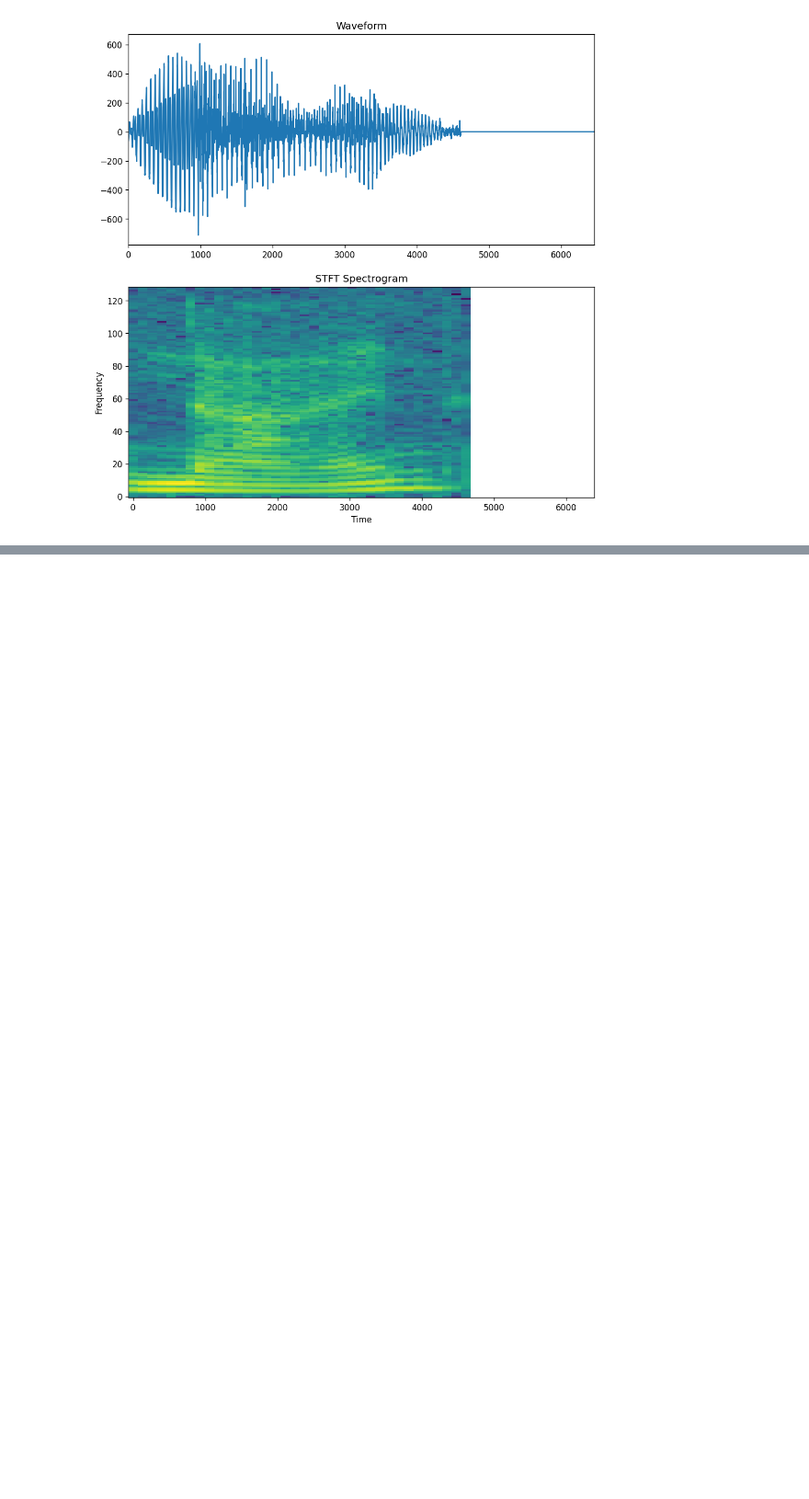
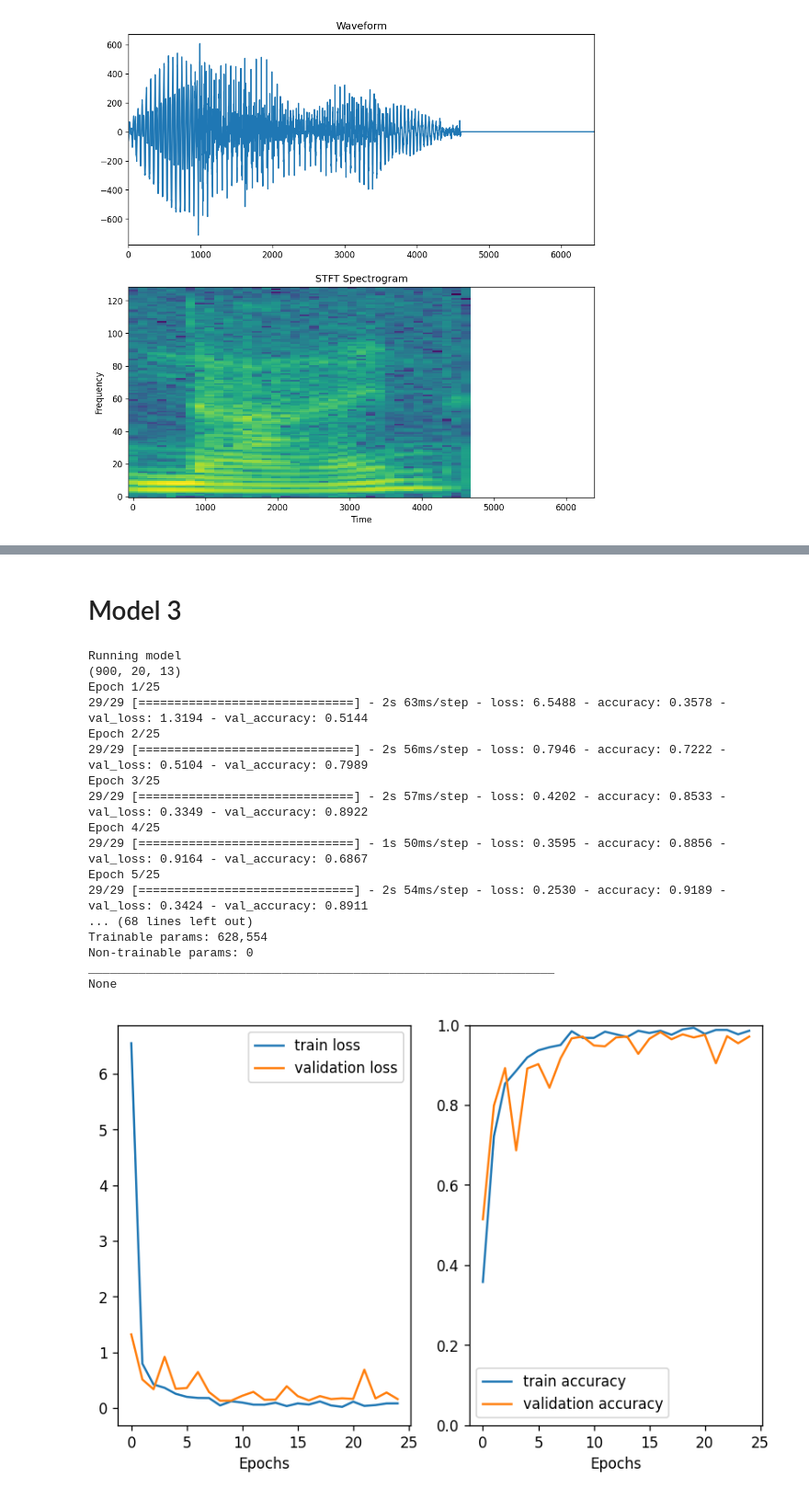
Before and after one commit to v1centebarros/lei-taa-2, a Jupyter notebook: loadData.ipynb, the cells around one changed output, grey strips where cells are left out. Shown at 92% size. Drawn from its saved outputs; the diff is of its cells as text; code cells hidden in the pictures; blank space fills up the shorter version.

```diff
--- a/loadData.ipynb
+++ b/loadData.ipynb
@@ -273,0 +420,26 @@ plot_spectrogram(spectrogram, axes[1])
+# %% [markdown]
+# Model 3
+# %%
+print("Running model")
+print(train_X.shape)
+loss, accuracy = run_model(model_3(train_X), train_X, train_Y, cv_X, cv_Y, test_X, test_Y, plot=True)
+print(f"loss: {loss}, accuracy: {accuracy}")
+# %% [output]
+Running model
+(900, 20, 13)
+Epoch 1/25
+29/29 [==============================] - 2s 63ms/step - loss: 6.5488 - accuracy: 0.3578 - val_loss: 1.3194 - val_accuracy: 0.5144
+Epoch 2/25
+29/29 [==============================] - 2s 56ms/step - loss: 0.7946 - accuracy: 0.7222 - val_loss: 0.5104 - val_accuracy: 0.7989
+Epoch 3/25
+29/29 [==============================] - 2s 57ms/step - loss: 0.4202 - accuracy: 0.8533 - val_loss: 0.3349 - val_accuracy: 0.8922
+Epoch 4/25
+29/29 [==============================] - 1s 50ms/step - loss: 0.3595 - accuracy: 0.8856 - val_loss: 0.9164 - val_accuracy: 0.6867
+Epoch 5/25
+29/29 [==============================] - 2s 54ms/step - loss: 0.2530 - accuracy: 0.9189 - val_loss: 0.3424 - val_accuracy: 0.8911
+... (68 lines left out)
+Trainable params: 628,554
+Non-trainable params: 0
+_________________________________________________________________
+None
+[figure, added]
```
Also changed, not shown: parts of 17 cells of this notebook.
